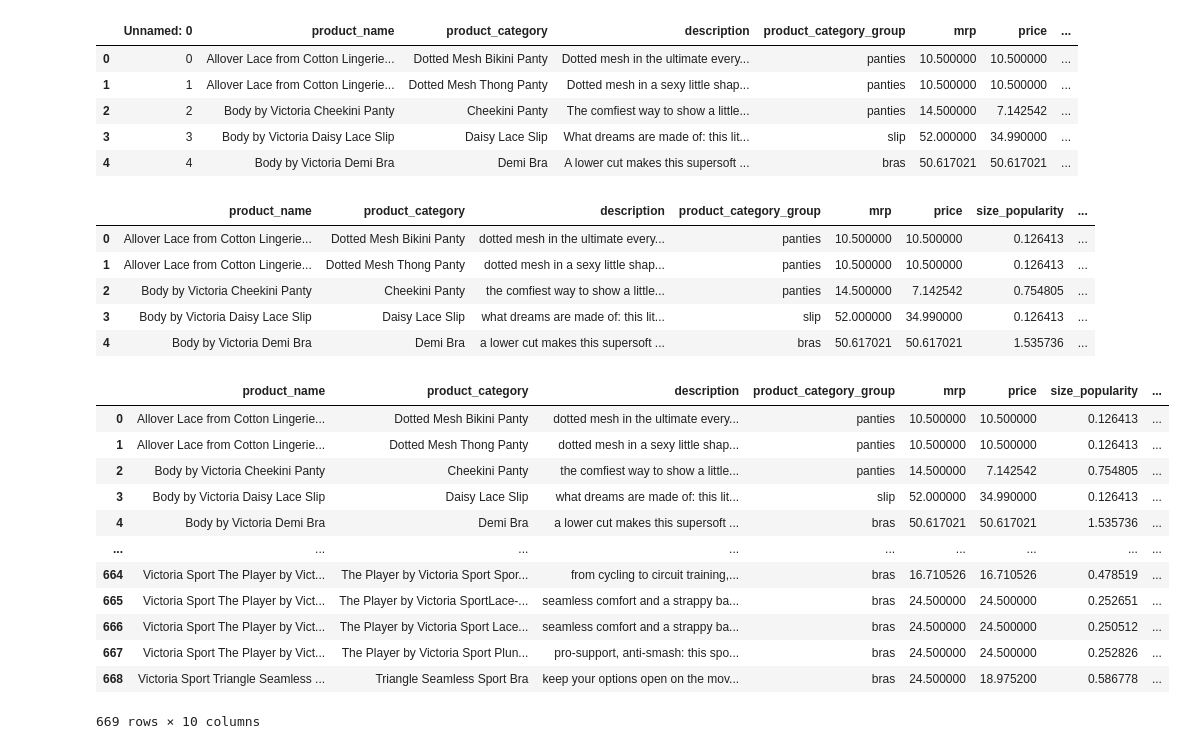
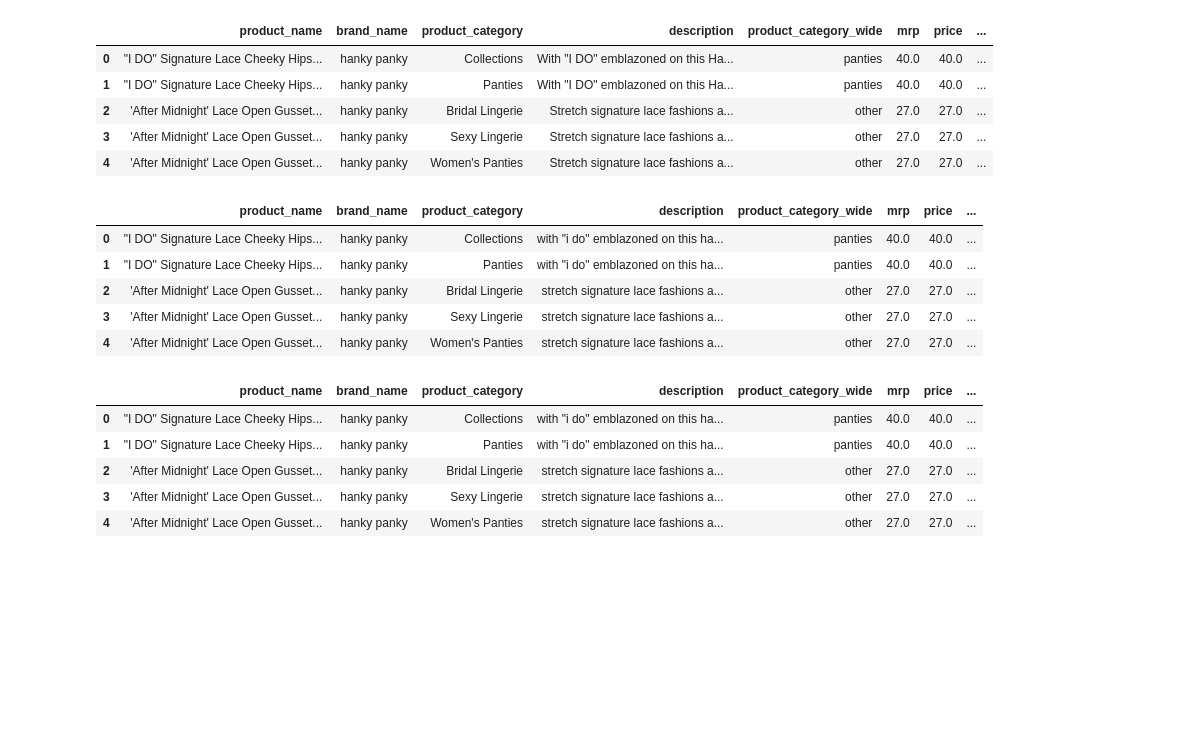
Before and after one commit to shardul-rajhans/fashion-price-prediction, a Jupyter notebook: LSTM_GRU.ipynb, the cells around one changed output. Saved outputs shown, nothing was run; the diff lists cells and outputs as text; code cells hidden in the pictures; blank space fills up the shorter version.

```diff
--- a/LSTM_GRU.ipynb
+++ b/LSTM_GRU.ipynb
@@ -11,10 +27,10 @@ pd.set_option('display.width', 1000)
 # %%
-victoria_secret = pd.read_csv('Dataset/Intermediate/victoria_secret_products.csv')
-victoria_secret.head()
+products_data = pd.read_csv('Dataset/Intermediate/all_products.csv')
+products_data.head()
 # %% [output]
-|  | Unnamed: 0 | product_name | product_category | description | product_category_group | mrp | price | ... |
-| 0 | 0 | Allover Lace from Cotton Lingerie... | Dotted Mesh Bikini Panty | Dotted mesh in the ultimate every... | panties | 10.500000 | 10.500000 | ... |
-| 1 | 1 | Allover Lace from Cotton Lingerie... | Dotted Mesh Thong Panty | Dotted mesh in a sexy little shap... | panties | 10.500000 | 10.500000 | ... |
-| 2 | 2 | Body by Victoria Cheekini Panty | Cheekini Panty | The comfiest way to show a little... | panties | 14.500000 | 7.142542 | ... |
-| 3 | 3 | Body by Victoria Daisy Lace Slip | Daisy Lace Slip | What dreams are made of: this lit... | slip | 52.000000 | 34.990000 | ... |
-| 4 | 4 | Body by Victoria Demi Bra | Demi Bra | A lower cut makes this supersoft ... | bras | 50.617021 | 50.617021 | ... |
+|  | product_name | brand_name | product_category | description | product_category_wide | mrp | price | ... |
+| 0 | "I DO" Signature Lace Cheeky Hips... | hanky panky | Collections | With "I DO" emblazoned on this Ha... | panties | 40.0 | 40.0 | ... |
+| 1 | "I DO" Signature Lace Cheeky Hips... | hanky panky | Panties | With "I DO" emblazoned on this Ha... | panties | 40.0 | 40.0 | ... |
+| 2 | 'After Midnight' Lace Open Gusset... | hanky panky | Bridal Lingerie | Stretch signature lace fashions a... | other | 27.0 | 27.0 | ... |
+| 3 | 'After Midnight' Lace Open Gusset... | hanky panky | Sexy Lingerie | Stretch signature lace fashions a... | other | 27.0 | 27.0 | ... |
+| 4 | 'After Midnight' Lace Open Gusset... | hanky panky | Women's Panties | Stretch signature lace fashions a... | other | 27.0 | 27.0 | ... |
@@ -23,13 +37,13 @@ victoria_secret.drop('Unnamed: 0', inplace= True, axis = 1)
 # %%
-victoria_secret['description'] = victoria_secret['description'].str.lower()
-victoria_secret.head()
+products_data['description'] = products_data['description'].str.lower()
+products_data.head()
 # %% [output]
-|  | product_name | product_category | description | product_category_group | mrp | price | size_popularity | ... |
-| 0 | Allover Lace from Cotton Lingerie... | Dotted Mesh Bikini Panty | dotted mesh in the ultimate every... | panties | 10.500000 | 10.500000 | 0.126413 | ... |
-| 1 | Allover Lace from Cotton Lingerie... | Dotted Mesh Thong Panty | dotted mesh in a sexy little shap... | panties | 10.500000 | 10.500000 | 0.126413 | ... |
-| 2 | Body by Victoria Cheekini Panty | Cheekini Panty | the comfiest way to show a little... | panties | 14.500000 | 7.142542 | 0.754805 | ... |
-| 3 | Body by Victoria Daisy Lace Slip | Daisy Lace Slip | what dreams are made of: this lit... | slip | 52.000000 | 34.990000 | 0.126413 | ... |
-| 4 | Body by Victoria Demi Bra | Demi Bra | a lower cut makes this supersoft ... | bras | 50.617021 | 50.617021 | 1.535736 | ... |
+|  | product_name | brand_name | product_category | description | product_category_wide | mrp | price | ... |
+| 0 | "I DO" Signature Lace Cheeky Hips... | hanky panky | Collections | with "i do" emblazoned on this ha... | panties | 40.0 | 40.0 | ... |
+| 1 | "I DO" Signature Lace Cheeky Hips... | hanky panky | Panties | with "i do" emblazoned on this ha... | panties | 40.0 | 40.0 | ... |
+| 2 | 'After Midnight' Lace Open Gusset... | hanky panky | Bridal Lingerie | stretch signature lace fashions a... | other | 27.0 | 27.0 | ... |
+| 3 | 'After Midnight' Lace Open Gusset... | hanky panky | Sexy Lingerie | stretch signature lace fashions a... | other | 27.0 | 27.0 | ... |
+| 4 | 'After Midnight' Lace Open Gusset... | hanky panky | Women's Panties | stretch signature lace fashions a... | other | 27.0 | 27.0 | ... |
 # %%
 # Stopwords removal
 stopwords = [ "a", "about", "above", "after", "again", "against", "all", "am", "an", "and", "any", "are", "as", "at", "be", "because",
@@ -48,25 +60,18 @@ import string
 # %%
 def remove_stopwords(data):
   data['clean_description'] = data['description'].apply(lambda x : ' '.join([word for word in x.split() if word not in (stopwords)]))
   return data
 
-vs_clean = remove_stopwords(victoria_secret)
-vs_clean['clean_description'] = vs_clean['clean_description'].str.replace('[{}]'.format(string.punctuation), ' ')
-vs_clean
+data_cleaned = remove_stopwords(products_data)
+data_cleaned['clean_description'] = data_cleaned['clean_description'].str.replace('[{}]'.format(string.punctuation), ' ')
+data_cleaned.head()
 # %% [output]
-|  | product_name | product_category | description | product_category_group | mrp | price | size_popularity | ... |
-| 0 | Allover Lace from Cotton Lingerie... | Dotted Mesh Bikini Panty | dotted mesh in the ultimate every... | panties | 10.500000 | 10.500000 | 0.126413 | ... |
-| 1 | Allover Lace from Cotton Lingerie... | Dotted Mesh Thong Panty | dotted mesh in a sexy little shap... | panties | 10.500000 | 10.500000 | 0.126413 | ... |
-| 2 | Body by Victoria Cheekini Panty | Cheekini Panty | the comfiest way to show a little... | panties | 14.500000 | 7.142542 | 0.754805 | ... |
-| 3 | Body by Victoria Daisy Lace Slip | Daisy Lace Slip | what dreams are made of: this lit... | slip | 52.000000 | 34.990000 | 0.126413 | ... |
-| 4 | Body by Victoria Demi Bra | Demi Bra | a lower cut makes this supersoft ... | bras | 50.617021 | 50.617021 | 1.535736 | ... |
-| ... | ... | ... | ... | ... | ... | ... | ... | ... |
-| 664 | Victoria Sport The Player by Vict... | The Player by Victoria Sport Spor... | from cycling to circuit training,... | bras | 16.710526 | 16.710526 | 0.478519 | ... |
-| 665 | Victoria Sport The Player by Vict... | The Player by Victoria SportLace-... | seamless comfort and a strappy ba... | bras | 24.500000 | 24.500000 | 0.252651 | ... |
-| 666 | Victoria Sport The Player by Vict... | The Player by Victoria Sport Lace... | seamless comfort and a strappy ba... | bras | 24.500000 | 24.500000 | 0.250512 | ... |
-| 667 | Victoria Sport The Player by Vict... | The Player by Victoria Sport Plun... | pro-support, anti-smash: this spo... | bras | 24.500000 | 24.500000 | 0.252826 | ... |
-| 668 | Victoria Sport Triangle Seamless ... | Triangle Seamless Sport Bra | keep your options open on the mov... | bras | 24.500000 | 18.975200 | 0.586778 | ... |
+|  | product_name | brand_name | product_category | description | product_category_wide | mrp | price | ... |
+| 0 | "I DO" Signature Lace Cheeky Hips... | hanky panky | Collections | with "i do" emblazoned on this ha... | panties | 40.0 | 40.0 | ... |
+| 1 | "I DO" Signature Lace Cheeky Hips... | hanky panky | Panties | with "i do" emblazoned on this ha... | panties | 40.0 | 40.0 | ... |
+| 2 | 'After Midnight' Lace Open Gusset... | hanky panky | Bridal Lingerie | stretch signature lace fashions a... | other | 27.0 | 27.0 | ... |
+| 3 | 'After Midnight' Lace Open Gusset... | hanky panky | Sexy Lingerie | stretch signature lace fashions a... | other | 27.0 | 27.0 | ... |
+| 4 | 'After Midnight' Lace Open Gusset... | hanky panky | Women's Panties | stretch signature lace fashions a... | other | 27.0 | 27.0 | ... |
-669 rows × 10 columns
 # %%
 # from keras.preprocessing.text import Tokenizer
 # from keras.layers import Embedding
```
Also changed, not shown: parts of 20 cells of this notebook, 3 other files.
